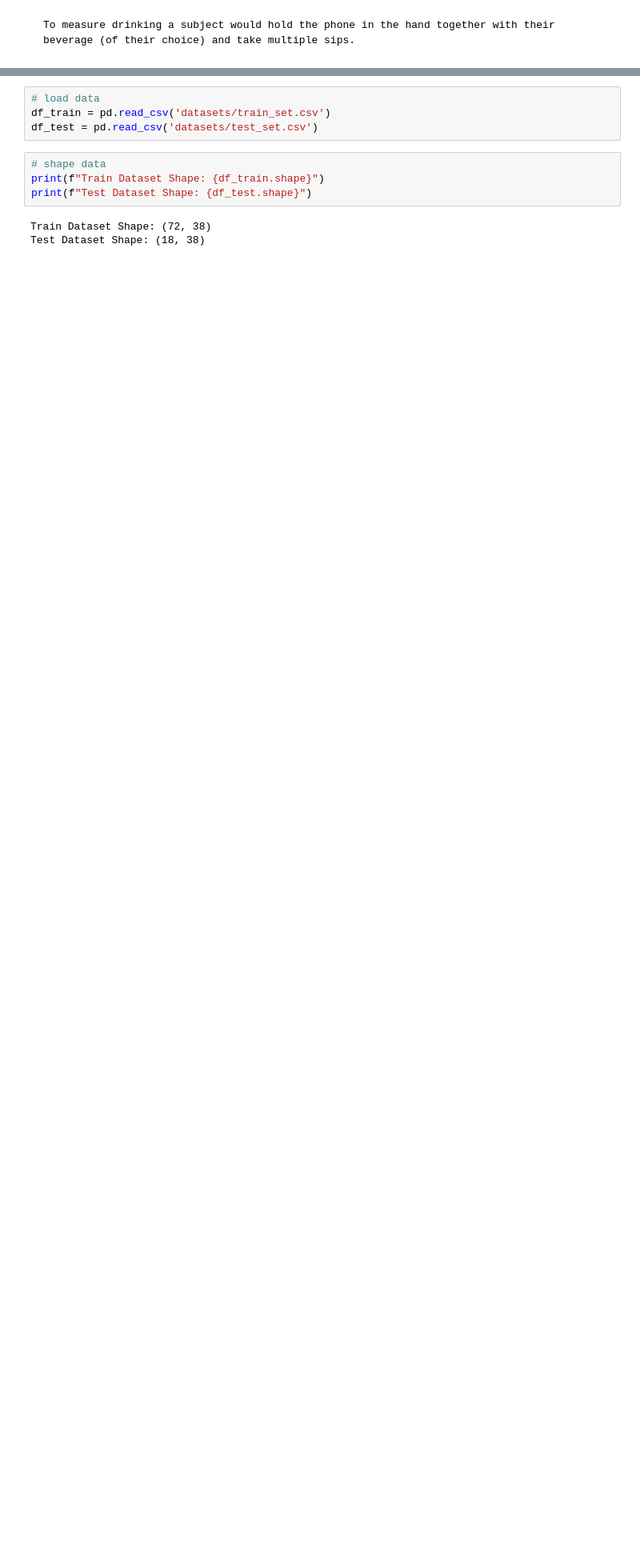
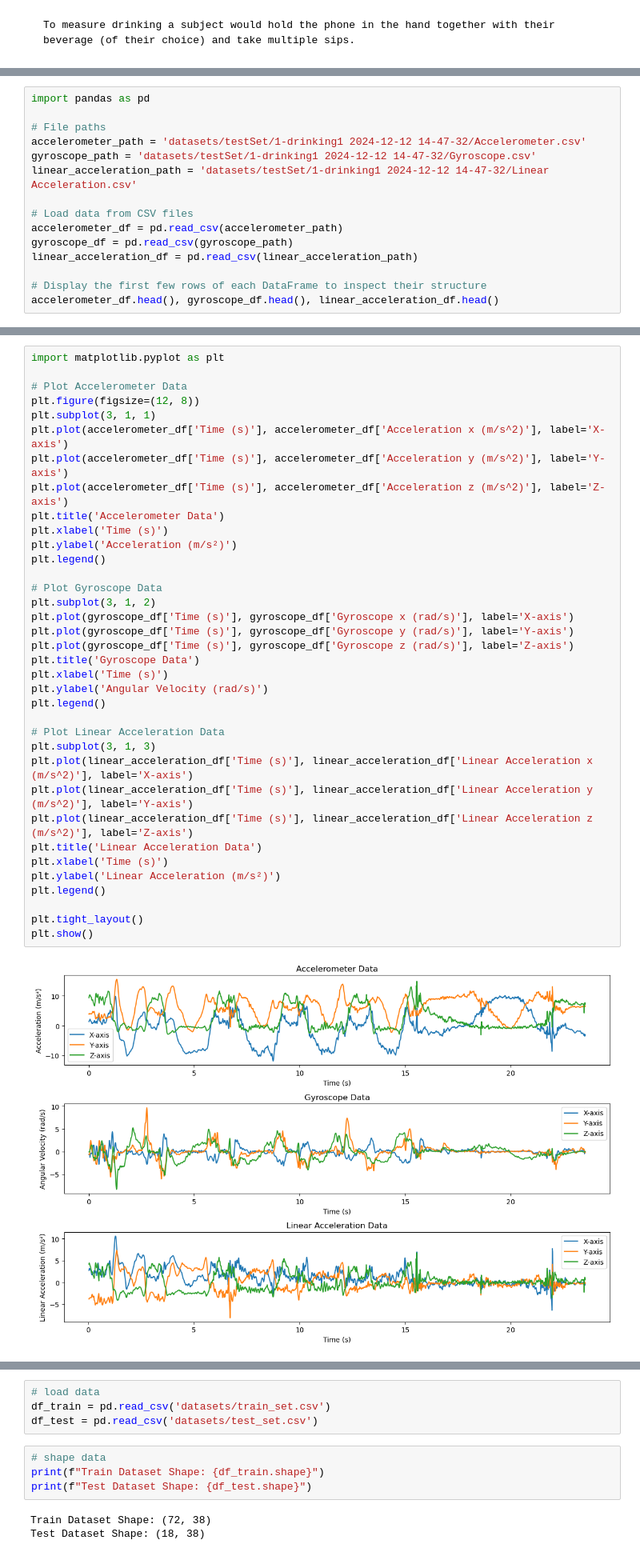
Before and after one commit to BoerTonnie/AIS_Group_20, a Jupyter notebook: Group_Assignment1_HumanActivity.ipynb, the cells around one changed output, grey strips where cells are left out. Shown: that part at 80% size. Saved outputs shown, nothing was run; the diff lists cells and outputs as text; blank space fills up the shorter version.

```diff
--- a/Group_Assignment1_HumanActivity.ipynb
+++ b/Group_Assignment1_HumanActivity.ipynb
@@ -112,0 +129,15 @@ Two significant problems were encountered during data collection:
+# %%
+import pandas as pd
+
+# File paths
+accelerometer_path = 'datasets/testSet/1-drinking1 2024-12-12 14-47-32/Accelerometer.csv'
+gyroscope_path = 'datasets/testSet/1-drinking1 2024-12-12 14-47-32/Gyroscope.csv'
+linear_acceleration_path = 'datasets/testSet/1-drinking1 2024-12-12 14-47-32/Linear Acceleration.csv'
+
+# Load data from CSV files
+accelerometer_df = pd.read_csv(accelerometer_path)
+gyroscope_df = pd.read_csv(gyroscope_path)
+linear_acceleration_df = pd.read_csv(linear_acceleration_path)
+
+# Display the first few rows of each DataFrame to inspect their structure
+accelerometer_df.head(), gyroscope_df.head(), linear_acceleration_df.head()
@@ -112,0 +162,38 @@ Two significant problems were encountered during data collection:
+# %%
+import matplotlib.pyplot as plt
+
+# Plot Accelerometer Data
+plt.figure(figsize=(12, 8))
+plt.subplot(3, 1, 1)
+plt.plot(accelerometer_df['Time (s)'], accelerometer_df['Acceleration x (m/s^2)'], label='X-axis')
+plt.plot(accelerometer_df['Time (s)'], accelerometer_df['Acceleration y (m/s^2)'], label='Y-axis')
+plt.plot(accelerometer_df['Time (s)'], accelerometer_df['Acceleration z (m/s^2)'], label='Z-axis')
+plt.title('Accelerometer Data')
+plt.xlabel('Time (s)')
+plt.ylabel('Acceleration (m/s²)')
+plt.legend()
+
+# Plot Gyroscope Data
+plt.subplot(3, 1, 2)
+plt.plot(gyroscope_df['Time (s)'], gyroscope_df['Gyroscope x (rad/s)'], label='X-axis')
+plt.plot(gyroscope_df['Time (s)'], gyroscope_df['Gyroscope y (rad/s)'], label='Y-axis')
+plt.plot(gyroscope_df['Time (s)'], gyroscope_df['Gyroscope z (rad/s)'], label='Z-axis')
+plt.title('Gyroscope Data')
+plt.xlabel('Time (s)')
+plt.ylabel('Angular Velocity (rad/s)')
+plt.legend()
+
+# Plot Linear Acceleration Data
+plt.subplot(3, 1, 3)
+plt.plot(linear_acceleration_df['Time (s)'], linear_acceleration_df['Linear Acceleration x (m/s^2)'], label='X-axis')
+plt.plot(linear_acceleration_df['Time (s)'], linear_acceleration_df['Linear Acceleration y (m/s^2)'], label='Y-axis')
+plt.plot(linear_acceleration_df['Time (s)'], linear_acceleration_df['Linear Acceleration z (m/s^2)'], label='Z-axis')
+plt.title('Linear Acceleration Data')
+plt.xlabel('Time (s)')
+plt.ylabel('Linear Acceleration (m/s²)')
+plt.legend()
+
+plt.tight_layout()
+plt.show()
+# %% [output]
+[figure, added]
```
Also changed, not shown: parts of 27 cells of this notebook.
